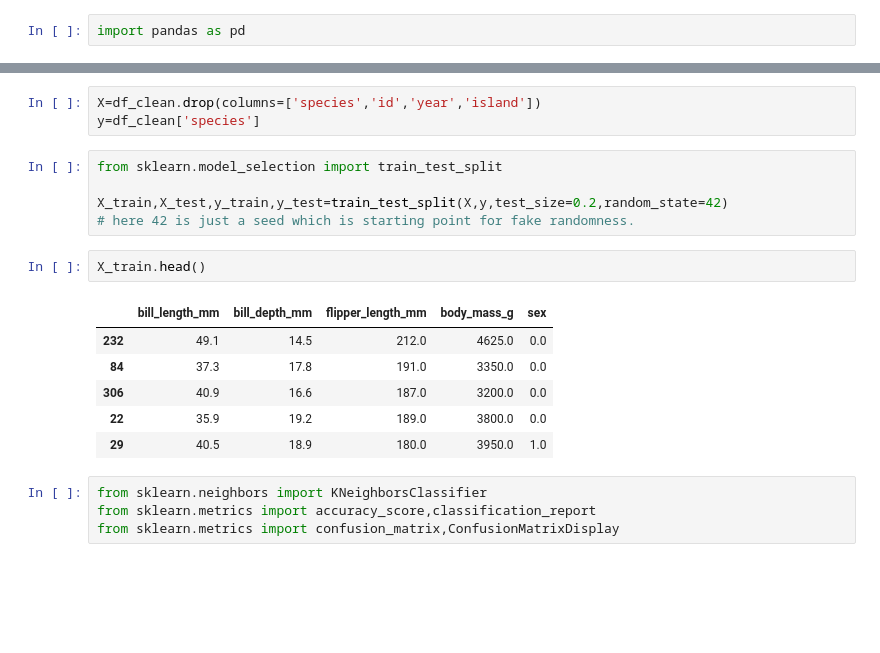
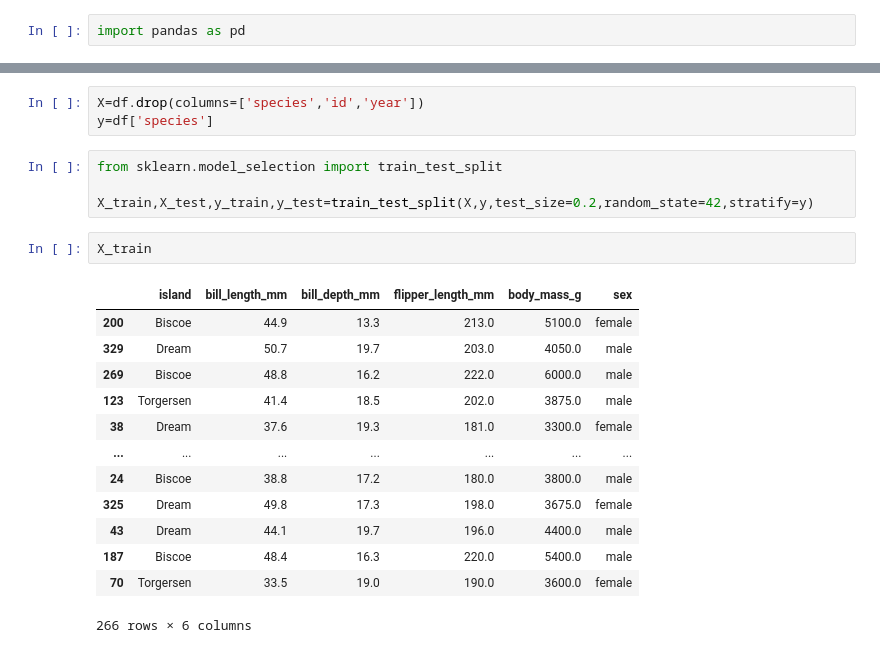
Before and after one commit to ArunAryal/penguins_classification, a Jupyter notebook: penguin_classification.ipynb, the cells around one changed output, grey strips where cells are left out. Saved outputs shown, nothing was run; the diff lists cells and outputs as text; blank space fills up the shorter version.

```diff
--- a/penguin_classification.ipynb
+++ b/penguin_classification.ipynb
@@ -132,21 +116,23 @@ plt.show()
 # %%
-X=df_clean.drop(columns=['species','id','year','island'])
-y=df_clean['species']
+X=df.drop(columns=['species','id','year'])
+y=df['species']
 # %%
 from sklearn.model_selection import train_test_split
 
-X_train,X_test,y_train,y_test=train_test_split(X,y,test_size=0.2,random_state=42)
-# here 42 is just a seed which is starting point for fake randomness.
+X_train,X_test,y_train,y_test=train_test_split(X,y,test_size=0.2,random_state=42,stratify=y)
-# %%
-X_train.head()
-# %% [output]
-|  | bill_length_mm | bill_depth_mm | flipper_length_mm | body_mass_g | sex |
-| 232 | 49.1 | 14.5 | 212.0 | 4625.0 | 0.0 |
-| 84 | 37.3 | 17.8 | 191.0 | 3350.0 | 0.0 |
-| 306 | 40.9 | 16.6 | 187.0 | 3200.0 | 0.0 |
-| 22 | 35.9 | 19.2 | 189.0 | 3800.0 | 0.0 |
-| 29 | 40.5 | 18.9 | 180.0 | 3950.0 | 1.0 |
-# %%
-from sklearn.neighbors import KNeighborsClassifier
-from sklearn.metrics import accuracy_score,classification_report
-from sklearn.metrics import confusion_matrix,ConfusionMatrixDisplay
+# %%
+X_train
+# %% [output]
+|  | island | bill_length_mm | bill_depth_mm | flipper_length_mm | body_mass_g | sex |
+| 200 | Biscoe | 44.9 | 13.3 | 213.0 | 5100.0 | female |
+| 329 | Dream | 50.7 | 19.7 | 203.0 | 4050.0 | male |
+| 269 | Biscoe | 48.8 | 16.2 | 222.0 | 6000.0 | male |
+| 123 | Torgersen | 41.4 | 18.5 | 202.0 | 3875.0 | male |
+| 38 | Dream | 37.6 | 19.3 | 181.0 | 3300.0 | female |
+| ... | ... | ... | ... | ... | ... | ... |
+| 24 | Biscoe | 38.8 | 17.2 | 180.0 | 3800.0 | male |
+| 325 | Dream | 49.8 | 17.3 | 198.0 | 3675.0 | female |
+| 43 | Dream | 44.1 | 19.7 | 196.0 | 4400.0 | male |
+| 187 | Biscoe | 48.4 | 16.3 | 220.0 | 5400.0 | male |
+| 70 | Torgersen | 33.5 | 19.0 | 190.0 | 3600.0 | female |
+266 rows × 6 columns
```
Also changed, not shown: parts of 35 cells of this notebook, 7 other files.
